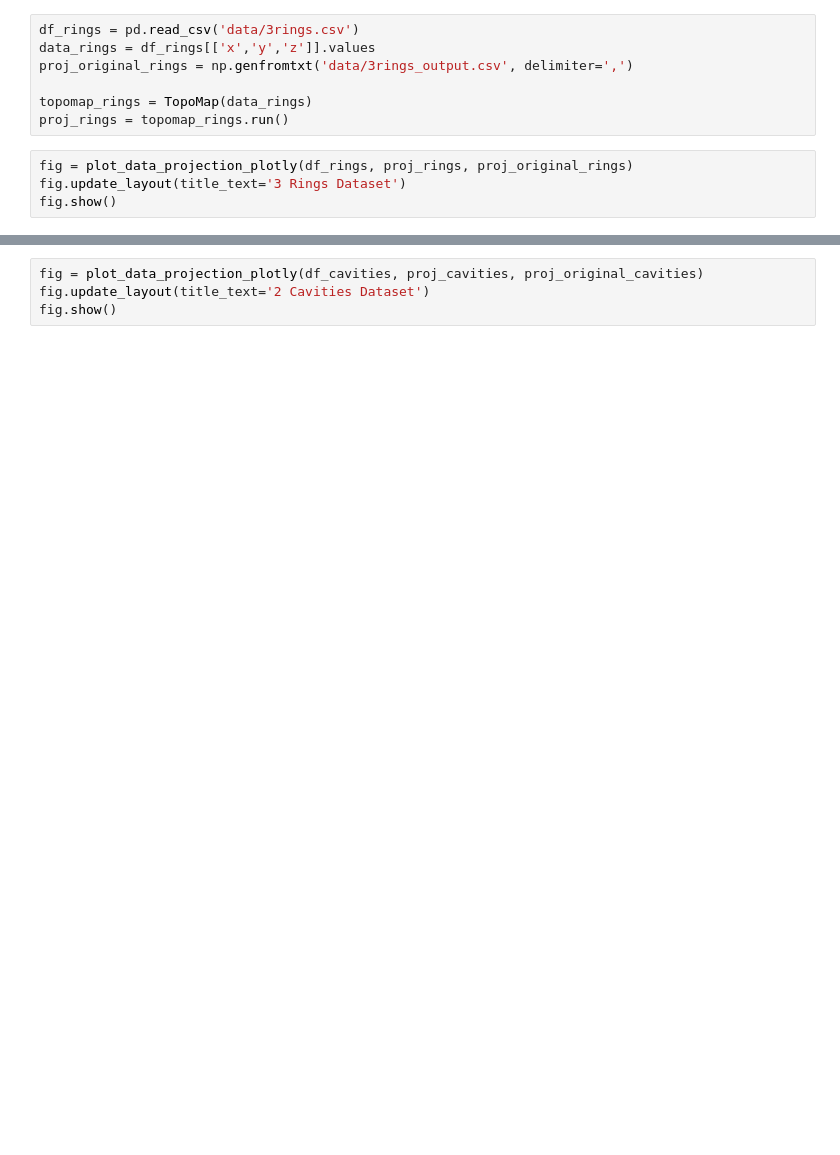
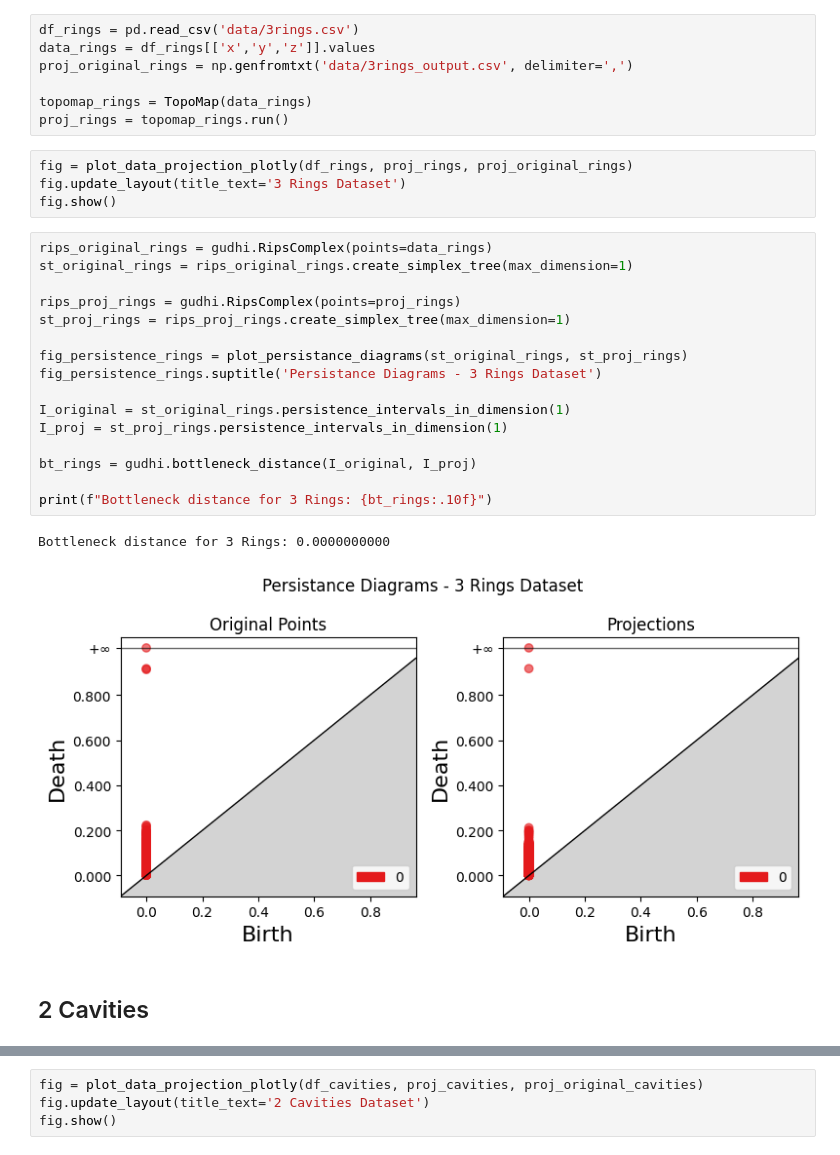
Before and after one commit to viguardieiro/TopoMap, a Jupyter notebook: Examples.ipynb, the cells around one changed output, grey strips where cells are left out. Drawn from its saved outputs; the diff is of its cells as text; blank space fills up the shorter version.

```diff
--- a/Examples.ipynb
+++ b/Examples.ipynb
@@ -111,6 +153,27 @@ proj_rings = topomap_rings.run()
 fig = plot_data_projection_plotly(df_rings, proj_rings, proj_original_rings)
 fig.update_layout(title_text='3 Rings Dataset')
 fig.show()
+# %%
+rips_original_rings = gudhi.RipsComplex(points=data_rings)
+st_original_rings = rips_original_rings.create_simplex_tree(max_dimension=1)
+
+rips_proj_rings = gudhi.RipsComplex(points=proj_rings)
+st_proj_rings = rips_proj_rings.create_simplex_tree(max_dimension=1)
+
+fig_persistence_rings = plot_persistance_diagrams(st_original_rings, st_proj_rings)
+fig_persistence_rings.suptitle('Persistance Diagrams - 3 Rings Dataset')
+
+I_original = st_original_rings.persistence_intervals_in_dimension(1)
+I_proj = st_proj_rings.persistence_intervals_in_dimension(1)
+
+bt_rings = gudhi.bottleneck_distance(I_original, I_proj)
+
+print(f"Bottleneck distance for 3 Rings: {bt_rings:.10f}")
+# %% [output]
+Bottleneck distance for 3 Rings: 0.0000000000
+[figure, added]
+# %% [markdown]
+## 2 Cavities
 # %%
 df_cavities = pd.read_csv('data/2cavities.csv')
 df_cavities = df_cavities.rename(columns={'X':'x', 'Y':'y', 'Z':'z'})
```
Also changed, not shown: parts of 7 cells of this notebook.
